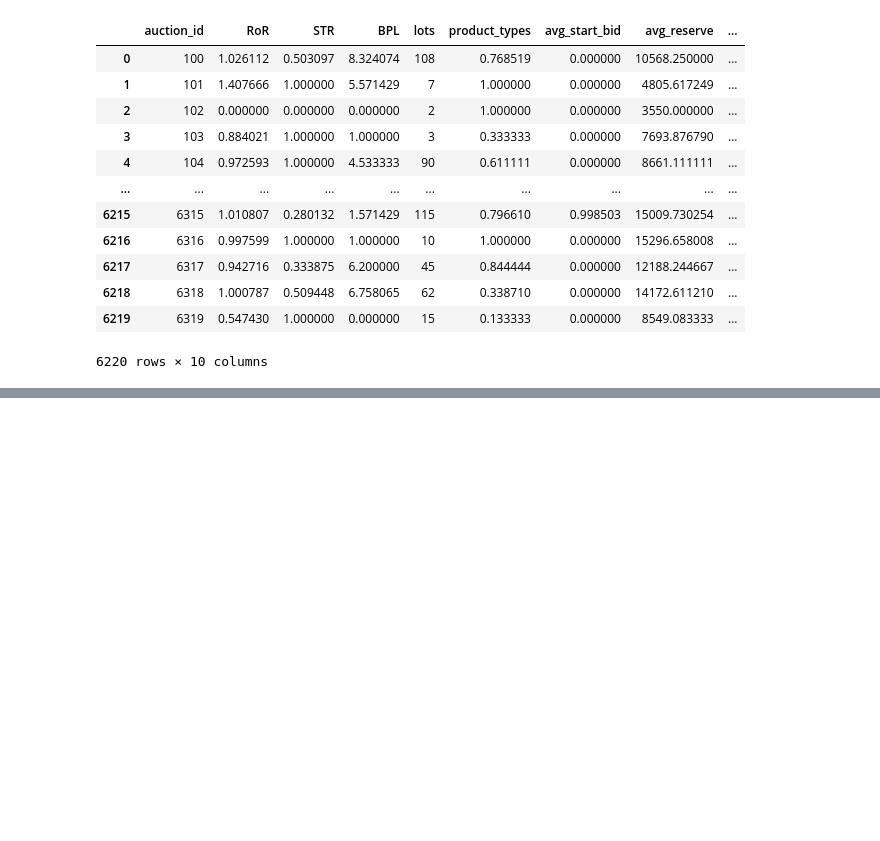
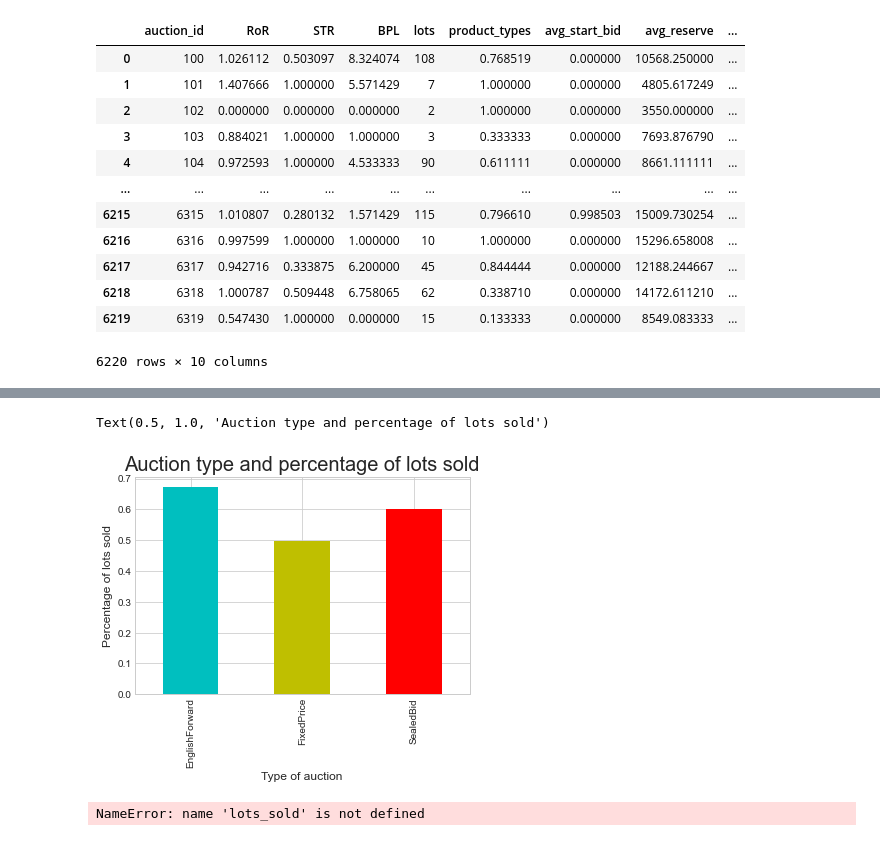
Before and after one commit to TheCiccio/Auctions_2019_Project, a Jupyter notebook: Online auction results in the USA (2019).ipynb, the cells around one changed output, grey strips where cells are left out. Drawn from its saved outputs; the diff is of its cells as text; code cells hidden in the pictures; blank space fills up the shorter version.

```diff
--- a/Online auction results in the USA (2019).ipynb
+++ b/Online auction results in the USA (2019).ipynb
@@ -20,0 +143,9 @@ data
+# %%
+fig_2 = data.groupby('auction_mech')['lots_sold'].mean().plot(kind = 'bar', color = ['c','y','r']);
+
+plt.xlabel('Type of auction')
+plt.ylabel('Percentage of lots sold')
+plt.title('Auction type and percentage of lots sold', fontsize = 20)
+# %% [output]
+Text(0.5, 1.0, 'Auction type and percentage of lots sold')
+[figure, added]
@@ -20,0 +155,4 @@ data
+# %%
+data.plot.scatter('auction_mech',lots_sold.mean())
+# %% [output]
+NameError: name 'lots_sold' is not defined
```
Also changed, not shown: parts of 12 cells of this notebook.
